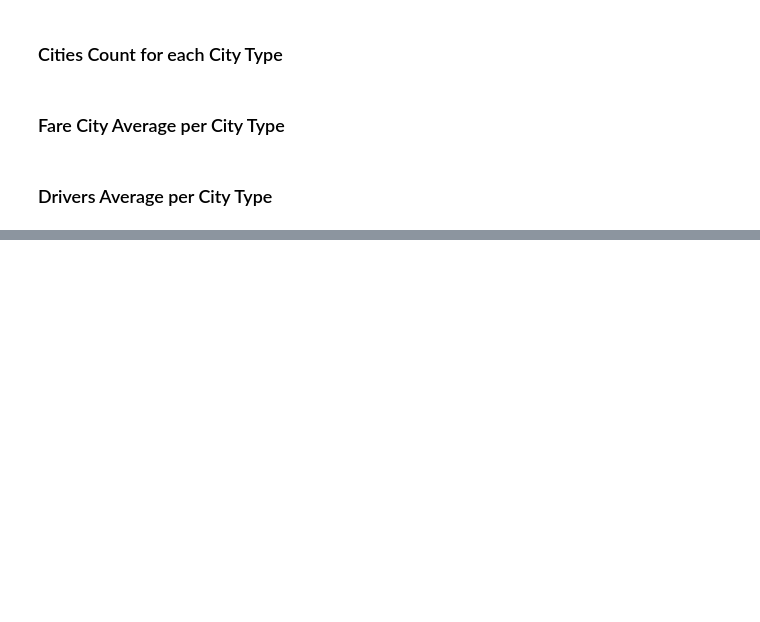
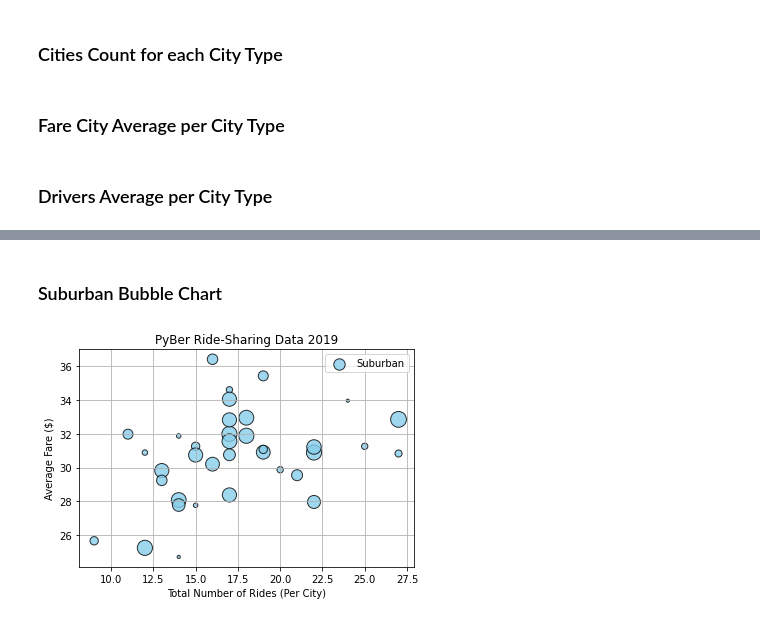
Before and after one commit to juliomeza/PyBer_Analysis, a Jupyter notebook: PyBer.ipynb, the cells around one changed output, grey strips where cells are left out. Cells and saved outputs as stored; diff of their text form; code cells hidden in the pictures; blank space fills up the shorter version.

```diff
--- a/PyBer.ipynb
+++ b/PyBer.ipynb
@@ -127,0 +140,12 @@ rural_driver_count = rural_cities_df.groupby(['city']).mean()['driver_count']
+# %% [markdown]
+### Suburban Bubble Chart
+# %%
+plt.scatter(suburban_ride_count, suburban_avg_fare, label='Suburban',
+    s=10*suburban_driver_count, color='skyblue', edgecolor='black', linewidth=1, alpha=0.8)
+plt.title('PyBer Ride-Sharing Data 2019')
+plt.xlabel('Total Number of Rides (Per City)')
+plt.ylabel('Average Fare ($)')
+plt.legend()
+plt.grid()
+# %% [output]
+[figure, added]
```
Also changed, not shown: parts of 4 cells of this notebook, 1 other file.
